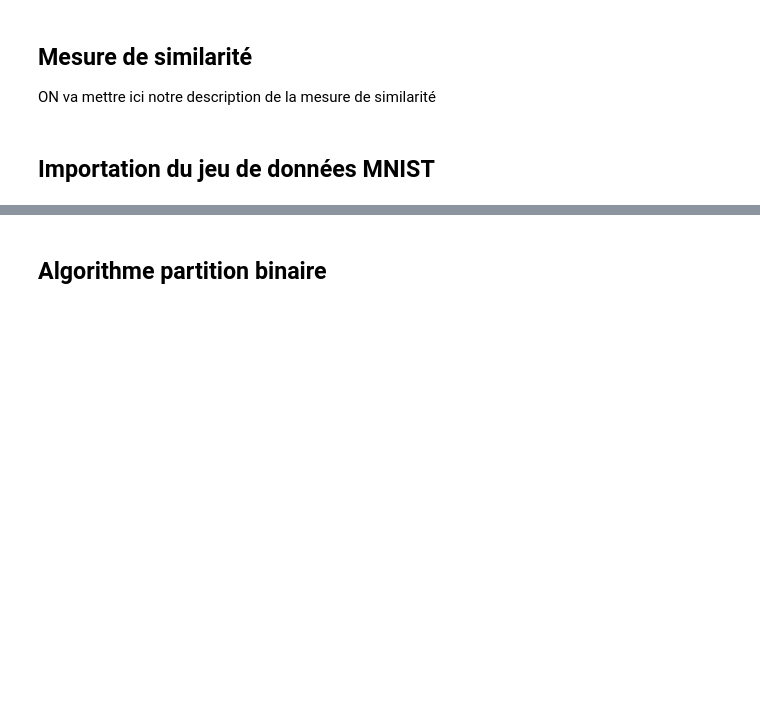
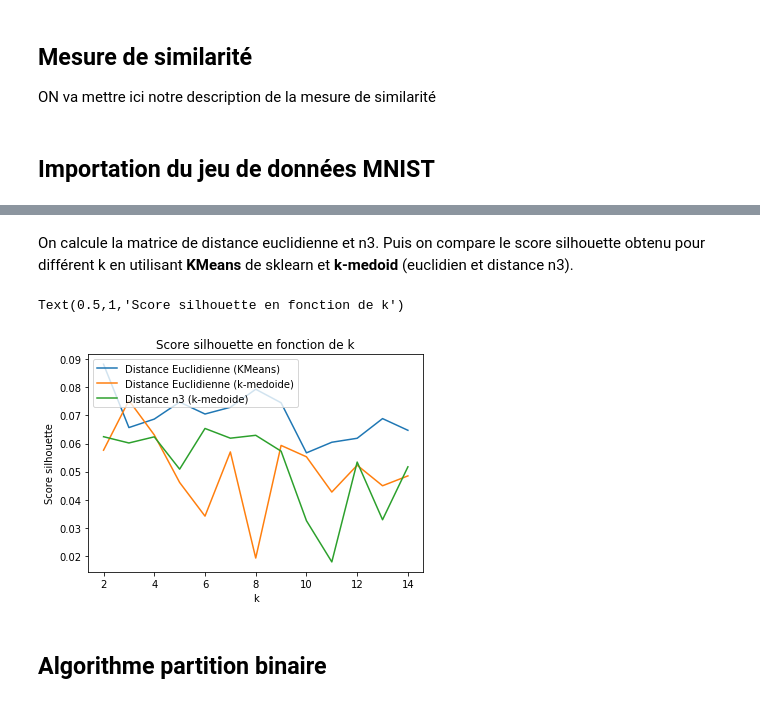
Before and after one commit to tommy127127/TP1-Sciences-des-donn-es, a Jupyter notebook: Travail 1 IFT3700.ipynb, the cells around one changed output, grey strips where cells are left out. Drawn from its saved outputs; the diff is of its cells as text; code cells hidden in the pictures; blank space fills up the shorter version.

Commit message:
K-moyenne avec k-medoid

```diff
--- a/Travail 1 IFT3700.ipynb
+++ b/Travail 1 IFT3700.ipynb
@@ -67,3 +144,38 @@ for row in data_points:
+# %% [markdown]
+On calcule la matrice de distance euclidienne et n3.
+Puis on compare le score silhouette obtenu pour différent k en utilisant **KMeans** de sklearn et **k-medoid** (euclidien et distance n3).
+# %%
+#Ensemble de donné réduit pour faire des tests
+x__test= x_test[0:500]
+
+# Définie une matrice des distances avec la métrique de notre choix
+m_eucli = pairwise_distances(x__test, metric='euclidean')
+m_n3 = pairwise_distances(x__test, metric=metric_n3)
+
+scores = []
+scores_t=[]
+scores_n3=[]
+k_range = range(2,15)
+for k in k_range:
+    y_pred = KMeans(n_clusters=k).fit_predict(x__test)
+    scores.append(silhouette_score(x__test, y_pred))
+
+    y_pred_t = k_medoid(m_eucli, k)
+    scores_t.append(silhouette_score(x__test, y_pred_t))
+
+    y_pred_n3 = k_medoid(m_n3, k)
+    scores_n3.append(silhouette_score(x__test, y_pred_n3))
+
+plt.plot(k_range, scores, label='Distance Euclidienne (KMeans)')
+plt.plot(k_range, scores_t, label='Distance Euclidienne (k-medoide)')
+plt.plot(k_range, scores_n3, label='Distance n3 (k-medoide)')
+plt.legend(loc='upper left')
+plt.xlabel('k')
+plt.ylabel('Score silhouette')
+plt.title('Score silhouette en fonction de k')
+# %% [output]
+Text(0.5,1,'Score silhouette en fonction de k')
+[figure, added]
 # %% [markdown]
 ## Algorithme partition binaire
 # %%
```
Also changed, not shown: parts of 6 cells of this notebook, 2 other files.
